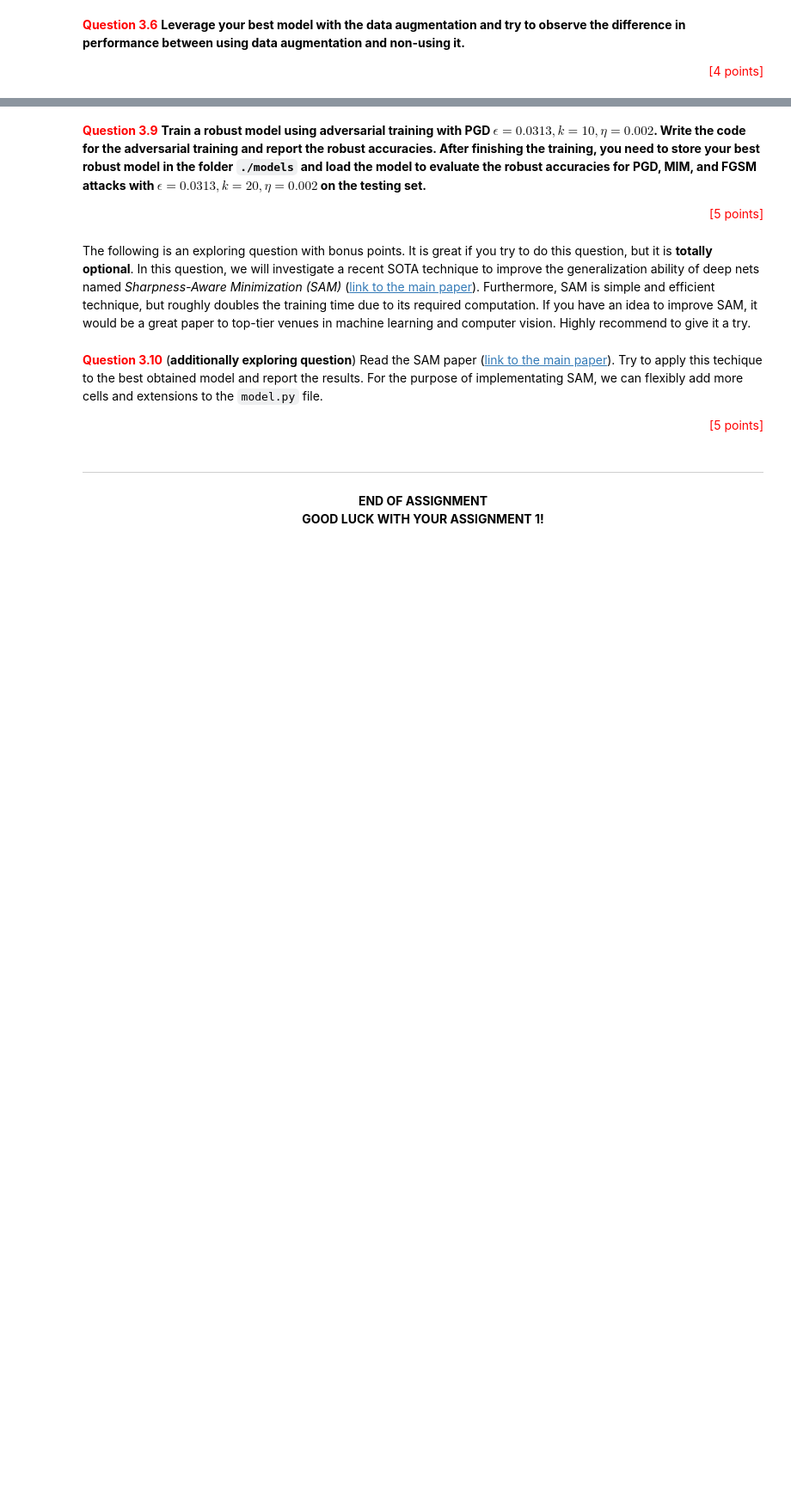
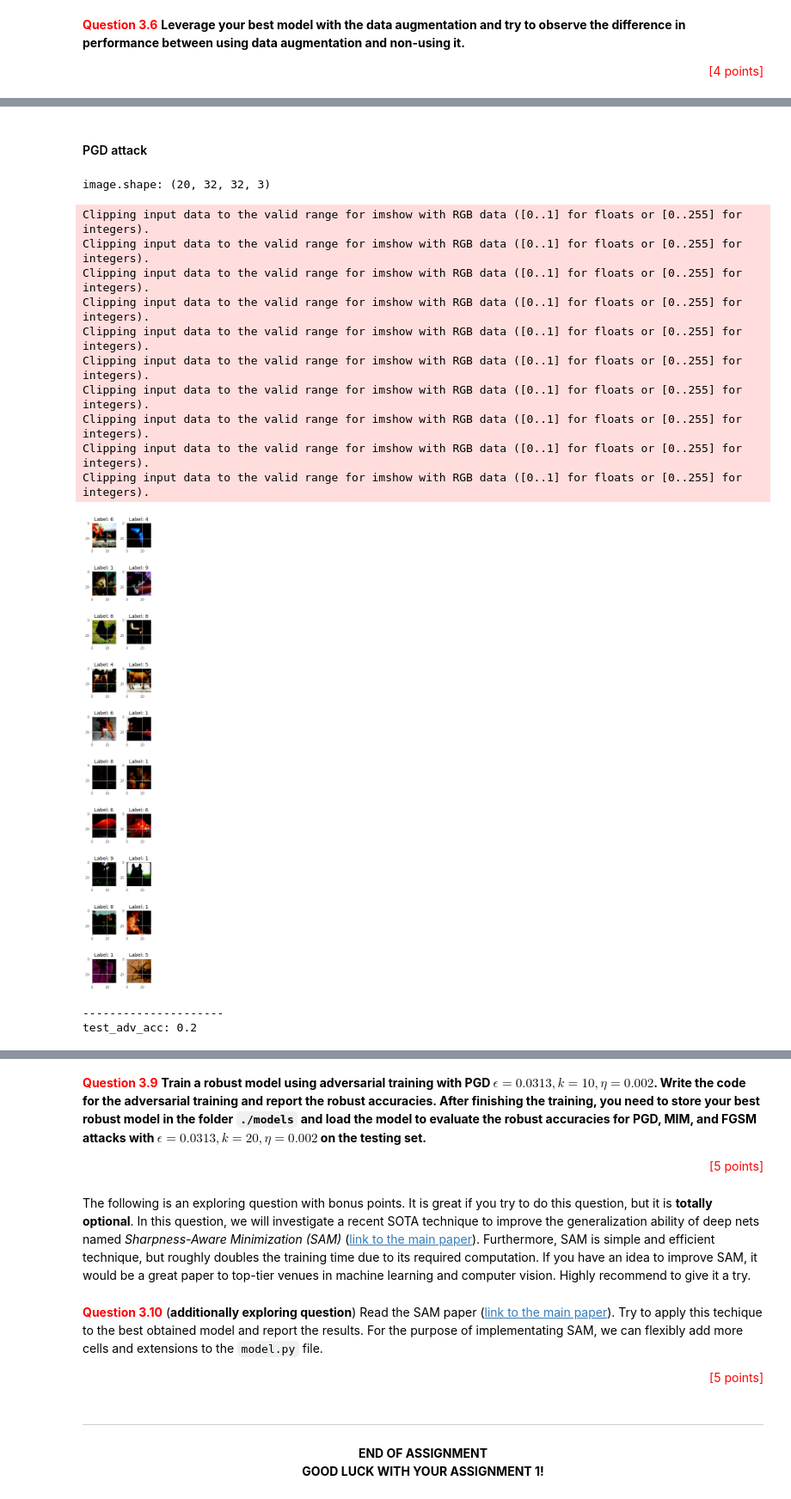
Before and after one commit to lee-jian-hui/FIT3181-Deep-Learning, a Jupyter notebook: assignment/FIT3181_Assignment_1/FIT3181_Assignment1-2022.ipynb, the cells around one changed output, grey strips where cells are left out. Shown at 86% size. Drawn from its saved outputs; the diff is of its cells as text; code cells hidden in the pictures; blank space fills up the shorter version.

```diff
--- a/assignment/FIT3181_Assignment_1/FIT3181_Assignment1-2022.ipynb
+++ b/assignment/FIT3181_Assignment_1/FIT3181_Assignment1-2022.ipynb
@@ -1151,0 +2642,24 @@ You need to extend your model developed above, train a model using data mixup, a
+# %%
+from tracemalloc import start
+
+x_test = data_manager.X_test.astype("float32")
+y_test = data_manager.y_test
+def load_test_batch(batch_size=64):
+    print(f"type(batch_size): {type(batch_size)}")
+    test_ds = tf.data.Dataset.from_tensor_slices((x_test, y_test))
+    test_ds = test_ds.shuffle(len(x_test))   # randomly shuffle
+    test_ds = test_ds.batch(batch_size=batch_size)
+    # test_ds = test_ds.batch(batch_size=tf.constant(batch_size, d_type=tf.int64))
+    # print(f"test sample count: {len(test_ds)}")
+    # print(f"test_ds ({len(test_ds)}): {test_ds}")
+    return test_ds
+
+def plot_image_grid(num_row, num_col, image, label, image_shape):
+    print(f"image.shape: {image.shape}")
+    fig, axes = plt.subplots(num_row, num_col, figsize=(1.5*num_col,2*num_row))
+    for i in range(num_row*num_col):
+        ax = axes[i//num_col, i%num_col]
+        ax.imshow(image[i].reshape(image_shape), cmap='gray')
+        ax.set_title('Label: {}'.format(label[i]))
+    plt.tight_layout()
+    plt.show()
@@ -1151,0 +2756,28 @@ You need to extend your model developed above, train a model using data mixup, a
+# %% [markdown]
+#### PGD attack
+# %%
+# image_samples_adv = pgd_attack(yourmodel.model, image_samples, label_samples, EPSILON, 20, 0.01, 0.0, 1.0, from_logits=False)
+image_samples_adv = pgd_attack(yourmodel.model, image_samples, label_samples, epsilon=EPSILON, num_steps=20,  step_size= 0.1, soft_label=True, clip_value_min=0.0, clip_value_max=255.0, from_logits=False)
+
+label_sample_adv = yourmodel.predict(image_samples_adv)
+
+plot_image_grid(nb_classes, samples_per_class, image_samples_adv.numpy(), label_sample_adv, (32,32, 3))
+
+test_adv_acc = accuracy_score(label_samples, label_sample_adv, normalize=True)
+print("---------------------")
+print(f"test_adv_acc: {test_adv_acc}")
+# %% [output]
+image.shape: (20, 32, 32, 3)
+Clipping input data to the valid range for imshow with RGB data ([0..1] for floats or [0..255] for integers).
+Clipping input data to the valid range for imshow with RGB data ([0..1] for floats or [0..255] for integers).
+Clipping input data to the valid range for imshow with RGB data ([0..1] for floats or [0..255] for integers).
+Clipping input data to the valid range for imshow with RGB data ([0..1] for floats or [0..255] for integers).
+Clipping input data to the valid range for imshow with RGB data ([0..1] for floats or [0..255] for integers).
+Clipping input data to the valid range for imshow with RGB data ([0..1] for floats or [0..255] for integers).
+Clipping input data to the valid range for imshow with RGB data ([0..1] for floats or [0..255] for integers).
+Clipping input data to the valid range for imshow with RGB data ([0..1] for floats or [0..255] for integers).
+Clipping input data to the valid range for imshow with RGB data ([0..1] for floats or [0..255] for integers).
+Clipping input data to the valid range for imshow with RGB data ([0..1] for floats or [0..255] for integers).
+[figure, added]
+---------------------
+test_adv_acc: 0.2
```
Also changed, not shown: parts of 115 cells of this notebook.
